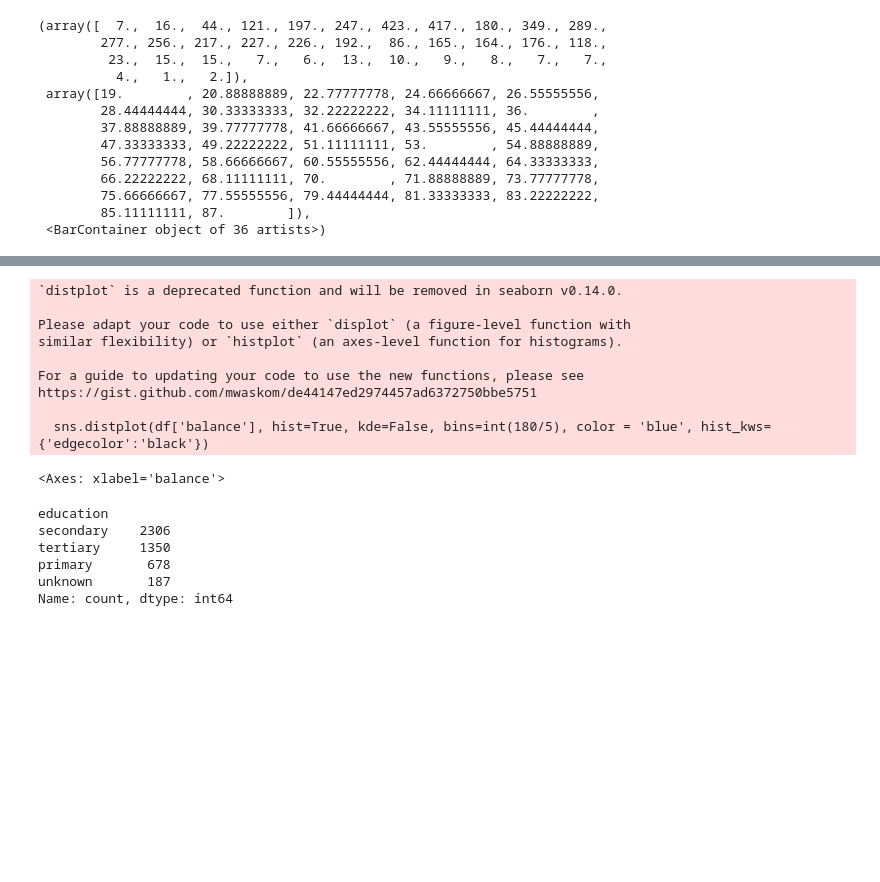
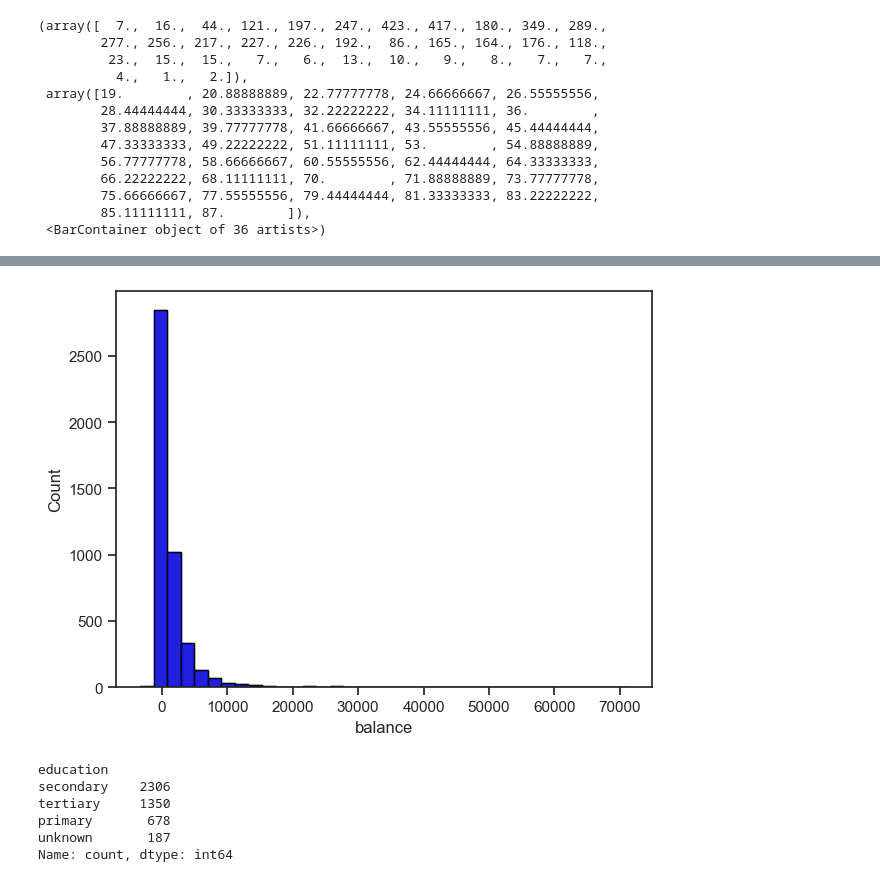
Before and after one commit to kexin0221/BigDataDevelopment, a Jupyter notebook: Lesson06/Exercise01.ipynb, the cells around one changed output, grey strips where cells are left out. Cells and saved outputs as stored; diff of their text form; code cells hidden in the pictures; blank space fills up the shorter version.

```diff
--- a/Lesson06/Exercise01.ipynb
+++ b/Lesson06/Exercise01.ipynb
@@ -88,18 +86,15 @@ https://gist.github.com/mwaskom/de44147ed2974457ad6372750bbe5751
 # %%
-# histogram for balance (using matplotlib)
 plt.hist(df['balance'], color = 'grey', edgecolor = 'black', bins = int(180/5))
 
-# histogram for balance (using seaborn)
-sns.distplot(df['balance'], hist=True, kde=False, bins=int(180/5), color = 'blue', hist_kws={'edgecolor':'black'})
+sns.histplot(
+    df['balance'],
+    kde=False,
+    bins=int(180/5),
+    color = 'blue',
+    edgecolor='black'
+)
+plt.tight_layout()
+plt.show()
 # %% [output]
-`distplot` is a deprecated function and will be removed in seaborn v0.14.0.
-
-Please adapt your code to use either `displot` (a figure-level function with
-similar flexibility) or `histplot` (an axes-level function for histograms).
-
-For a guide to updating your code to use the new functions, please see
-https://gist.github.com/mwaskom/de44147ed2974457ad6372750bbe5751
-
-  sns.distplot(df['balance'], hist=True, kde=False, bins=int(180/5), color = 'blue', hist_kws={'edgecolor':'black'})
-<Axes: xlabel='balance'>
+[figure, added]
 # %%
```
Also changed, not shown: parts of 5 cells of this notebook, 1 other file.
